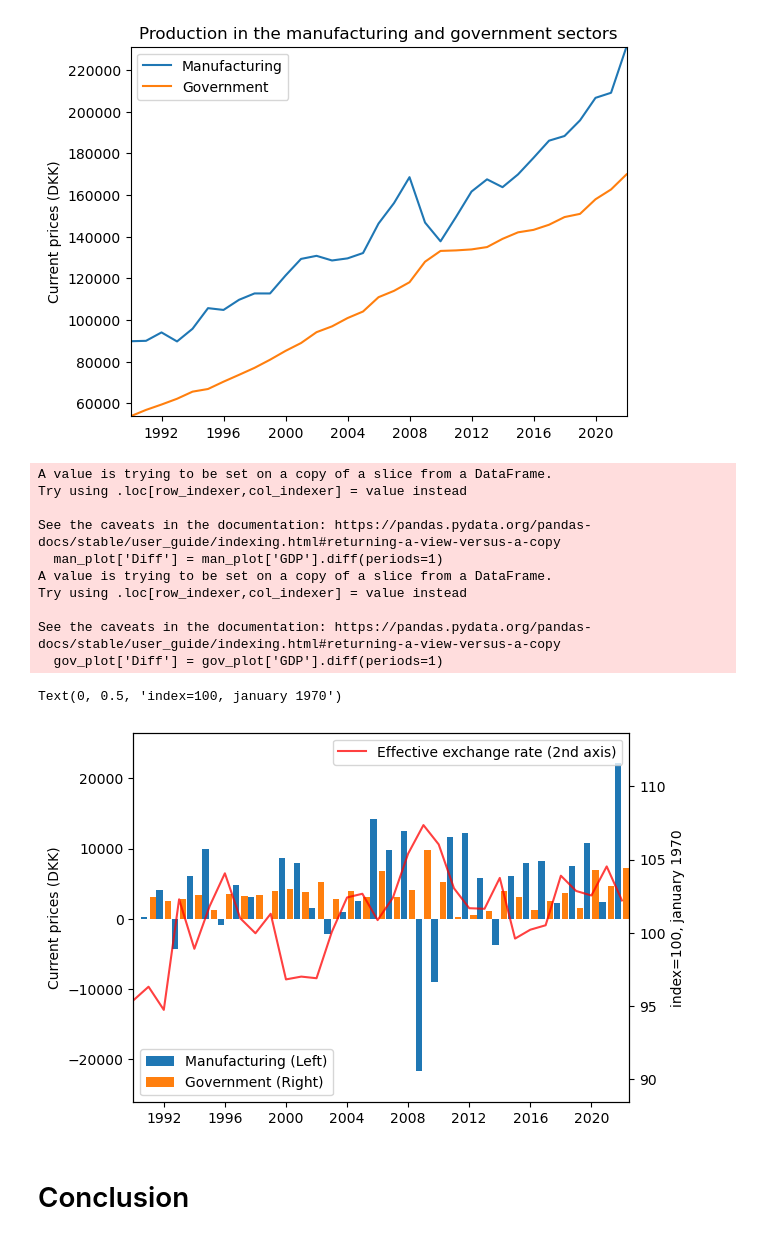
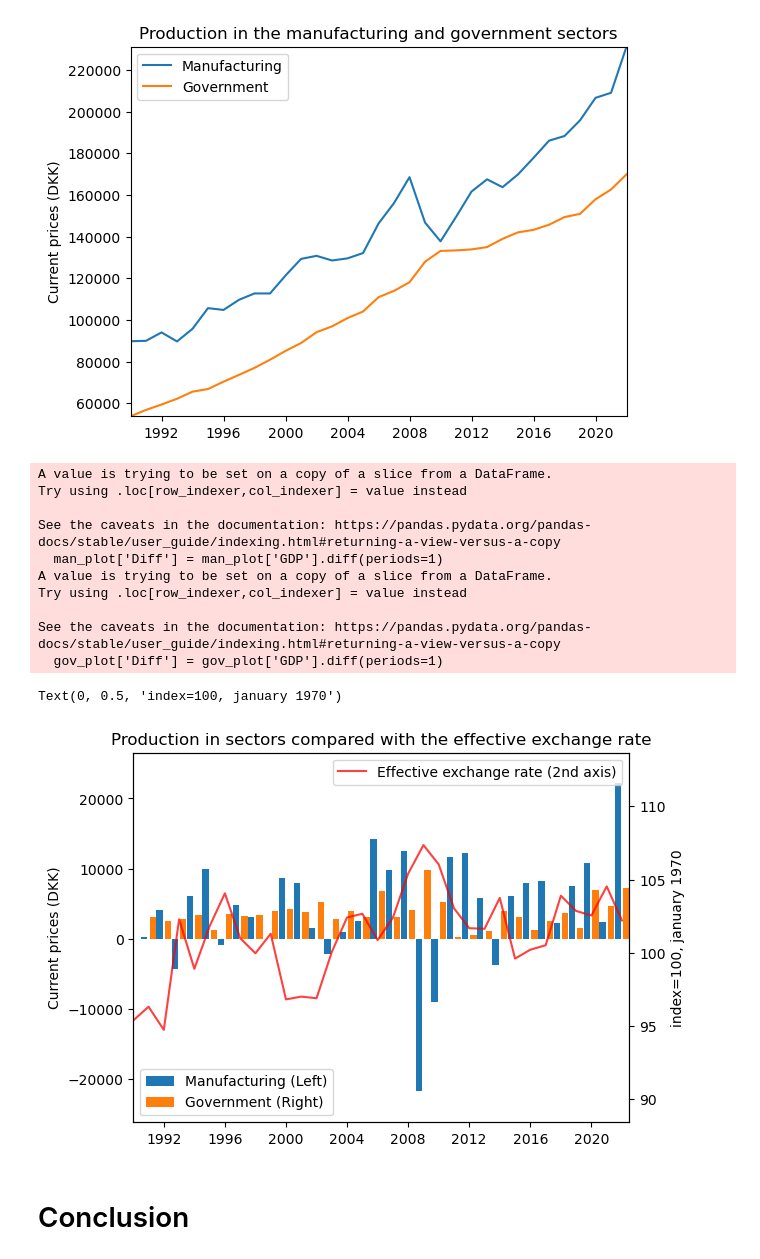
Before and after one commit to NumEconCopenhagen/projects-2023-jacob-per, a Jupyter notebook: dataproject/dataproject.ipynb, the cells around one changed output. Drawn from its saved outputs; the diff is of its cells as text; code cells hidden in the pictures.

```diff
--- a/dataproject/dataproject.ipynb
+++ b/dataproject/dataproject.ipynb
@@ -240,33 +237,34 @@ gov_plot['Diff'] = gov_plot['GDP'].diff(periods=1)
 # b. define empty plot with two axes
 fig = plt.figure()
 ax1 = fig.add_subplot(1,1,1)
 ax2 = ax1.twinx()
 
 # c. plot the differences as bars and the exchange rate as a line
 ax1.bar(height=man_plot['Diff'],x=date2num(man_plot['TID'])-100,width=150,label='Manufacturing (Left)')
 ax1.bar(height=gov_plot['Diff'],x=date2num(gov_plot['TID'])+100,width=150,label='Government (Right)')
 ax2.plot(date2num(man_plot['TID']),man_plot['EXRATE'],color='red',alpha=0.75, label='Effective exchange rate (2nd axis)')
 ax1.xaxis_date()
 
 # d. formatting
 ax1.legend(loc=0)
 ax2.legend(loc=0)
 ax1.margins(0,0.1)
 ax2.margins(0,0.5)
+plt.title('Production in sectors compared with the effective exchange rate')
 ax1.set_ylabel('Current prices (DKK)')
 ax2.set_ylabel('index=100, january 1970')
 # %% [output]
 A value is trying to be set on a copy of a slice from a DataFrame.
 Try using .loc[row_indexer,col_indexer] = value instead
 
 See the caveats in the documentation: https://pandas.pydata.org/pandas-docs/stable/user_guide/indexing.html#returning-a-view-versus-a-copy
   man_plot['Diff'] = man_plot['GDP'].diff(periods=1)
 A value is trying to be set on a copy of a slice from a DataFrame.
 Try using .loc[row_indexer,col_indexer] = value instead
 
 See the caveats in the documentation: https://pandas.pydata.org/pandas-docs/stable/user_guide/indexing.html#returning-a-view-versus-a-copy
   gov_plot['Diff'] = gov_plot['GDP'].diff(periods=1)
 Text(0, 0.5, 'index=100, january 1970')
-[figure, old version]
+[figure, new version]
 # %% [markdown]
 # Conclusion
```
Also changed, not shown: parts of 3 cells of this notebook.
